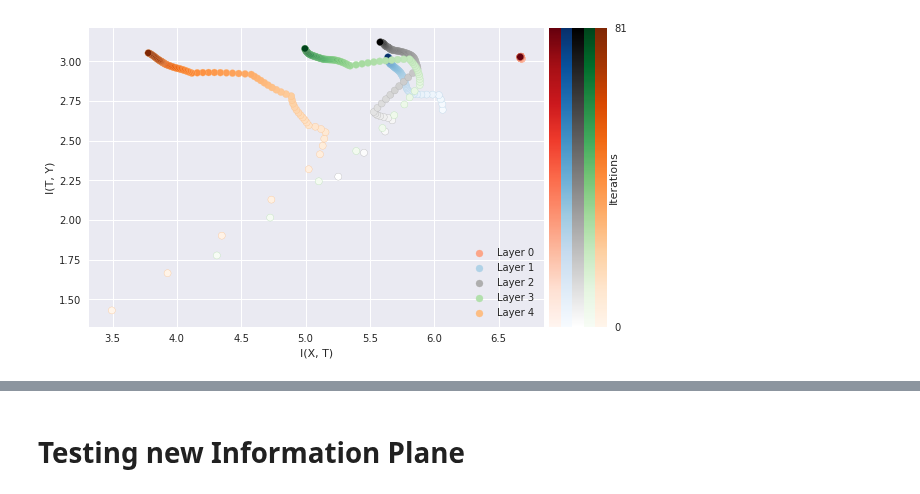
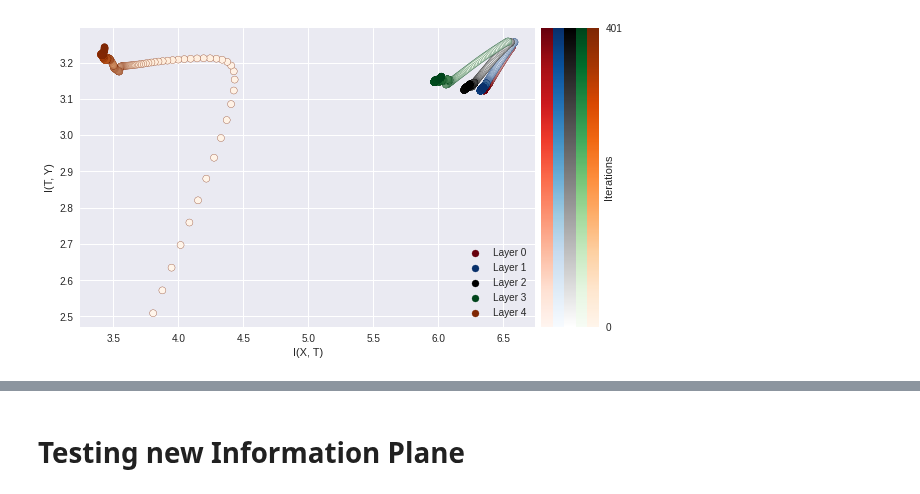
Before and after one commit to SolidusAbi/IPDL, a Jupyter notebook: notebooks/evaluationTest.ipynb, the cells around one changed output, grey strips where cells are left out. Saved outputs shown, nothing was run; the diff lists cells and outputs as text; code cells hidden in the pictures.

```diff
--- a/notebooks/evaluationTest.ipynb
+++ b/notebooks/evaluationTest.ipynb
@@ -108,7 +108,7 @@ class RKHSMatrixOptimizer():
         Kt = list( map(lambda sigma: TensorKernel.RBF(x, sigma).detach(), sigma_values) )
         loss = np.array( list( map(lambda k: self.kernelAligmentLoss(k, Ky), Kt) ) )
 
-        self.sigma_tmp.append(sigma_values[ np.argwhere(loss == loss.max()).item() ])
+        self.sigma_tmp.append(sigma_values[ np.argwhere(loss == loss.max()).item(0) ])
         return self.sigma_tmp[-1]
 
     '''
@@ -141,6 +141,7 @@ class InformationPlane(torch.nn.Module):
     def setNumberOfSigma(self, n_sigmas):
         self.n_sigmas = n_sigmas
 
+
     '''
         It's necessary to update the X and Y, input and label, in each iteration.
 
@@ -148,8 +149,9 @@ class InformationPlane(torch.nn.Module):
         @param label: label of the data
     '''
     def setInputLabel(self, inputs: Tensor, labels: Tensor):
-        self.input_batch = inputs
+        self.input_batch = inputs.flatten(1)
         self.label_batch = labels
+
 
     '''
         @return mutual information with label {I(X,T), I(T,Y)}
@@ -183,11 +185,14 @@ class InformationPlane(torch.nn.Module):
     '''
     def getPossibleSigmaValues(self, x: Tensor) -> list:
         distance = torch.cdist(x, x)
-        # distance /= distance.max()
+        # distance = self.dist_mat(x)
         mean_distance = distance[~torch.eye(len(distance), dtype=bool)].mean().item()
-        start = (mean_distance*0.1)
-        end = (mean_distance*6)
-        return torch.arange(start, end, (end - start)/self.n_sigmas).tolist()
+        return torch.linspace(0.1, mean_distance*10, self.n_sigmas).tolist()
+
+    def dist_mat(self, x):
+        dist = torch.norm(x[:, None] - x, dim=2)
+        return dist
+
 
     def moving_average(x: Tensor, n=10) -> Tensor :
         ret = torch.cumsum(x, dtype=float)
@@ -265,3 +330,6 @@ net = MLP().cuda()
+# %%
+# net = MLP().cuda()
+net = CNN().cuda()
 # %%
 from torchvision.transforms import Compose, ToTensor, ToPILImage, Normalize
 from torch.utils.data import DataLoader
@@ -272,19 +340,20 @@ import math
 from torch.nn.functional import one_hot
 
 
-transformToTensor = Compose([ ToTensor(), Normalize((0.1307,), (0.3081,))])
+# transformToTensor = Compose([ ToTensor(), Normalize((0.1307,), (0.3081,))])
 # transformToTensor = Compose([ ToTensor()])
 dataset = torchvision.datasets.MNIST("../datasets/MNIST/", train=True, download=True, transform=transformToTensor)
 train_set, val_set = torch.utils.data.random_split(dataset, [45000, 15000])
-dataloader = DataLoader(train_set, batch_size=500, shuffle=True, num_workers=0)
-dataloader_2 = DataLoader(val_set, batch_size=150, shuffle=False, num_workers=0)
+dataloader = DataLoader(train_set, batch_size=100, shuffle=True, num_workers=0)
+dataloader_2 = DataLoader(val_set, batch_size=100, shuffle=False, num_workers=0)
 
 
 # val_inputs = torch.load("tests/eval_inputs_0.pt").flatten(1).cuda()
 # val_labels = torch.load("tests/eval_labels_0.pt").cuda()
 
 val_inputs, val_labels = next(iter(dataloader_2))
-val_inputs = val_inputs.flatten(1).cuda()
+# val_inputs = val_inputs.flatten(1).cuda()
+val_inputs = val_inputs.cuda()
 val_labels = val_labels.cuda()
 val_labels = one_hot(val_labels, num_classes=10).float()
 
@@ -297,13 +366,15 @@ loss_record = []
 for epoch in range(1):  # loop over the dataset multiple times
     running_loss = 0.0
     i = 0
+
     with torch.no_grad():
         net.eval()
         net(val_inputs, val_labels)
 
     for inputs, labels in tqdm(dataloader):
         # get the inputs; data is a list of [inputs, labels]
-        inputs = inputs.flatten(1).cuda()
+        # inputs = inputs.flatten(1).cuda()
+        inputs = inputs.cuda()
         labels = labels.cuda()
 
         net.train()
@@ -332,9 +403,9 @@ for epoch in range(1):  # loop over the dataset multiple times
             net.eval()
             net(val_inputs, val_labels)
 
-        # if i > 100:
-        #     for ip in net.getInformationPlaneLayers():
-        #         ip.setNumberOfSigma(50)
+        if i > 200:
+            for ip in net.getInformationPlaneLayers():
+                ip.setNumberOfSigma(50)
 
         i += 1
 
@@ -352,36 +423,36 @@ def moving_average(a, n=10) :
 # %%
 with plt.style.context('seaborn'):
     ips = net.getInformationPlaneLayers()
     colors = ['Reds', 'Blues', 'binary', 'Greens', 'Oranges']
 
     fig = plt.figure(constrained_layout=False)
     gs1 = fig.add_gridspec(nrows=1, ncols=1, left=0.05, right=0.84, wspace=0.05)
     gs2 = fig.add_gridspec(nrows=1, ncols=5, left=0.85, right=0.95, wspace=0)
     f8_ax1 = fig.add_subplot(gs1[:, :])
     f8_ax1.set_xlabel("I(X, T)")
     f8_ax1.set_ylabel("I(T, Y)")
 
     for idx, ip in enumerate(ips):
         cmap = plt.cm.get_cmap(colors[idx])
         Ixt, Ity = ip.getMutualInformation()
-        Ixt = moving_average(Ixt, n=10)
-        Ity = moving_average(Ity, n=10)
+        Ixt = moving_average(Ixt, n=50)
+        Ity = moving_average(Ity, n=50)
         iterations = np.arange(len(Ixt))
         color = np.array([cmap(iterations[-1])])
         sc = f8_ax1.scatter(Ixt, Ity, c=iterations, vmin=0, vmax=iterations.max(), cmap=cmap, edgecolor=color)
         f8_ax1.scatter([], [], c=color, label="Layer {}".format(idx))
 
         f8_ax2 = fig.add_subplot(gs2[0, idx])
         cb = fig.colorbar(sc, cax=f8_ax2, pad=0)
         cb.set_ticks([])
 
     f8_ax1.legend()
     cb.set_ticks([0, iterations.max()])
     cb.set_label("Iterations", labelpad=-18)
 
     plt.show()
 # %% [output]
-[figure, old version]
+[figure, new version]
 # %%
 from matplotlib import pyplot as plt
 
```
Also changed, not shown: parts of 9 cells of this notebook.
